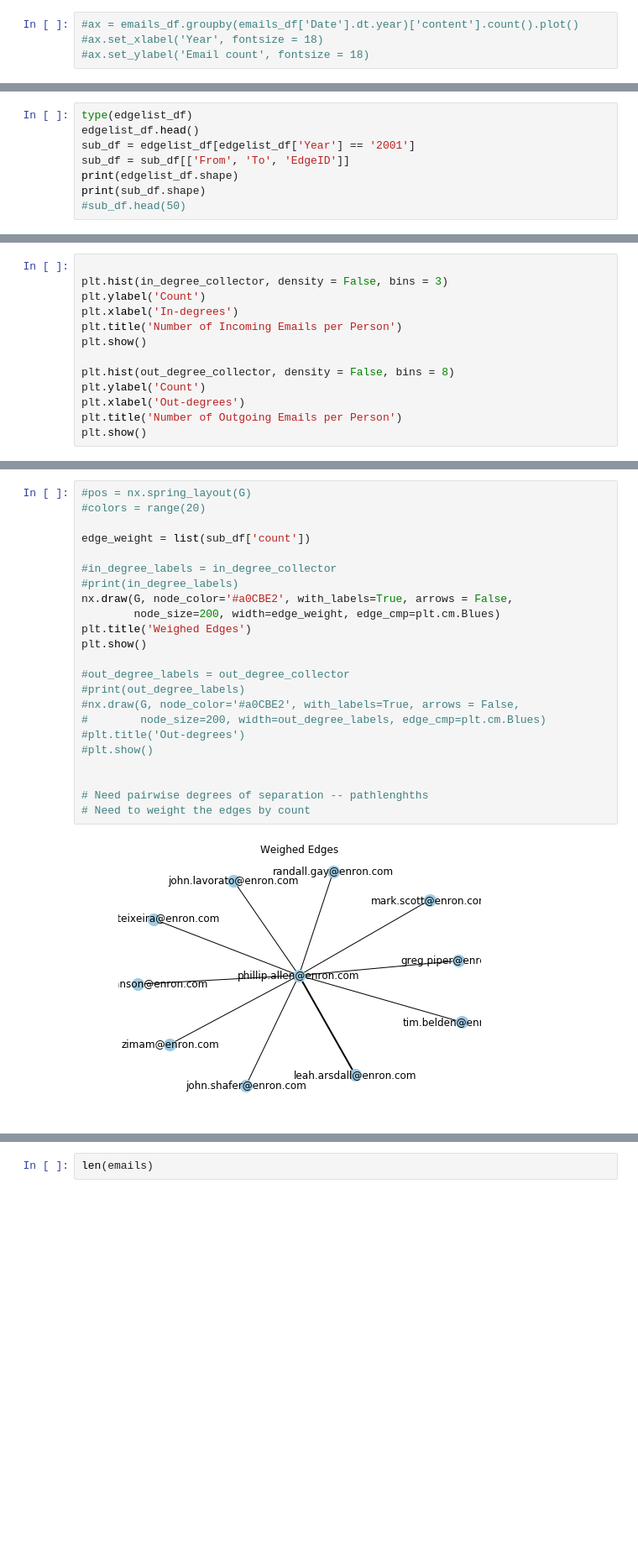
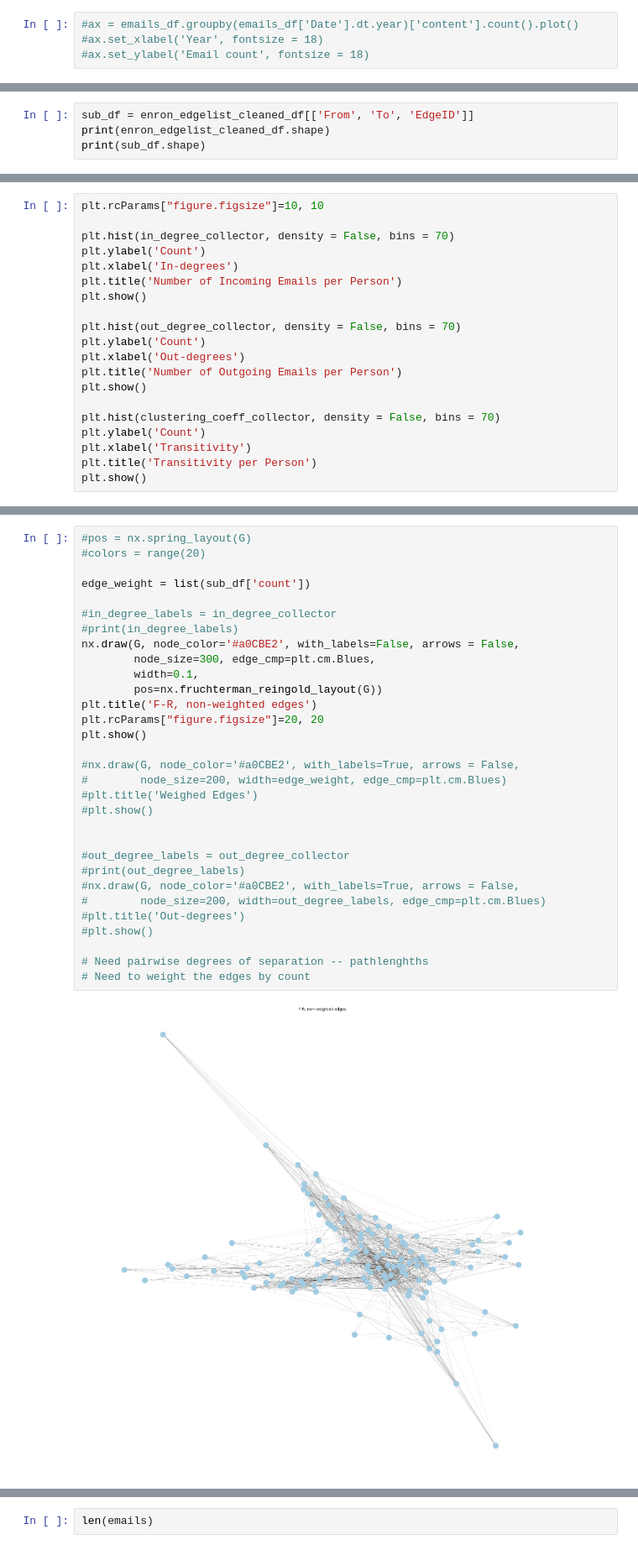
Before and after one commit to margeumkim/BRIDGEMAIL, a Jupyter notebook: email_test-Copy1-checkpoint.ipynb, the cells around one changed output, grey strips where cells are left out. Shown at 84% size. Drawn from its saved outputs; the diff is of its cells as text; blank space fills up the shorter version.

```diff
--- a/email_test-Copy1-checkpoint.ipynb
+++ b/email_test-Copy1-checkpoint.ipynb
@@ -269,9 +629,5 @@ set(['quenet-j', 'perlingiere-d', 'davis-d', 'arora-h', 'geaccone-t', 'shively-h
 # %%
-type(edgelist_df)
-edgelist_df.head()
-sub_df = edgelist_df[edgelist_df['Year'] == '2001']
-sub_df = sub_df[['From', 'To', 'EdgeID']]
-print(edgelist_df.shape)
+sub_df = enron_edgelist_cleaned_df[['From', 'To', 'EdgeID']]
+print(enron_edgelist_cleaned_df.shape)
 print(sub_df.shape)
-#sub_df.head(50)
 # %% [output]
@@ -328,13 +689,20 @@ KeyboardInterrupt:
 # %%
+plt.rcParams["figure.figsize"]=10, 10
 
-plt.hist(in_degree_collector, density = False, bins = 3)
+plt.hist(in_degree_collector, density = False, bins = 70)
 plt.ylabel('Count')
 plt.xlabel('In-degrees')
 plt.title('Number of Incoming Emails per Person')
 plt.show()
 
-plt.hist(out_degree_collector, density = False, bins = 8)
+plt.hist(out_degree_collector, density = False, bins = 70)
 plt.ylabel('Count')
 plt.xlabel('Out-degrees')
 plt.title('Number of Outgoing Emails per Person')
 plt.show()
+
+plt.hist(clustering_coeff_collector, density = False, bins = 70)
+plt.ylabel('Count')
+plt.xlabel('Transitivity')
+plt.title('Transitivity per Person')
+plt.show()
@@ -347,25 +713,33 @@ plt.show()
 # %%
 #pos = nx.spring_layout(G)
 #colors = range(20)
 
 edge_weight = list(sub_df['count'])
 
 #in_degree_labels = in_degree_collector
 #print(in_degree_labels)
-nx.draw(G, node_color='#a0CBE2', with_labels=True, arrows = False,
-        node_size=200, width=edge_weight, edge_cmp=plt.cm.Blues)
-plt.title('Weighed Edges')
+nx.draw(G, node_color='#a0CBE2', with_labels=False, arrows = False,
+        node_size=300, edge_cmp=plt.cm.Blues,
+        width=0.1,
+        pos=nx.fruchterman_reingold_layout(G))
+plt.title('F-R, non-weighted edges')
+plt.rcParams["figure.figsize"]=20, 20
 plt.show()
+
+#nx.draw(G, node_color='#a0CBE2', with_labels=True, arrows = False,
+#        node_size=200, width=edge_weight, edge_cmp=plt.cm.Blues)
+#plt.title('Weighed Edges')
+#plt.show()
+
 
 #out_degree_labels = out_degree_collector
 #print(out_degree_labels)
 #nx.draw(G, node_color='#a0CBE2', with_labels=True, arrows = False,
 #        node_size=200, width=out_degree_labels, edge_cmp=plt.cm.Blues)
 #plt.title('Out-degrees')
 #plt.show()
 
-
 # Need pairwise degrees of separation -- pathlenghths
 # Need to weight the edges by count
 # %% [output]
-[figure, old version]
+[figure, new version]
```
Also changed, not shown: parts of 21 cells of this notebook.
